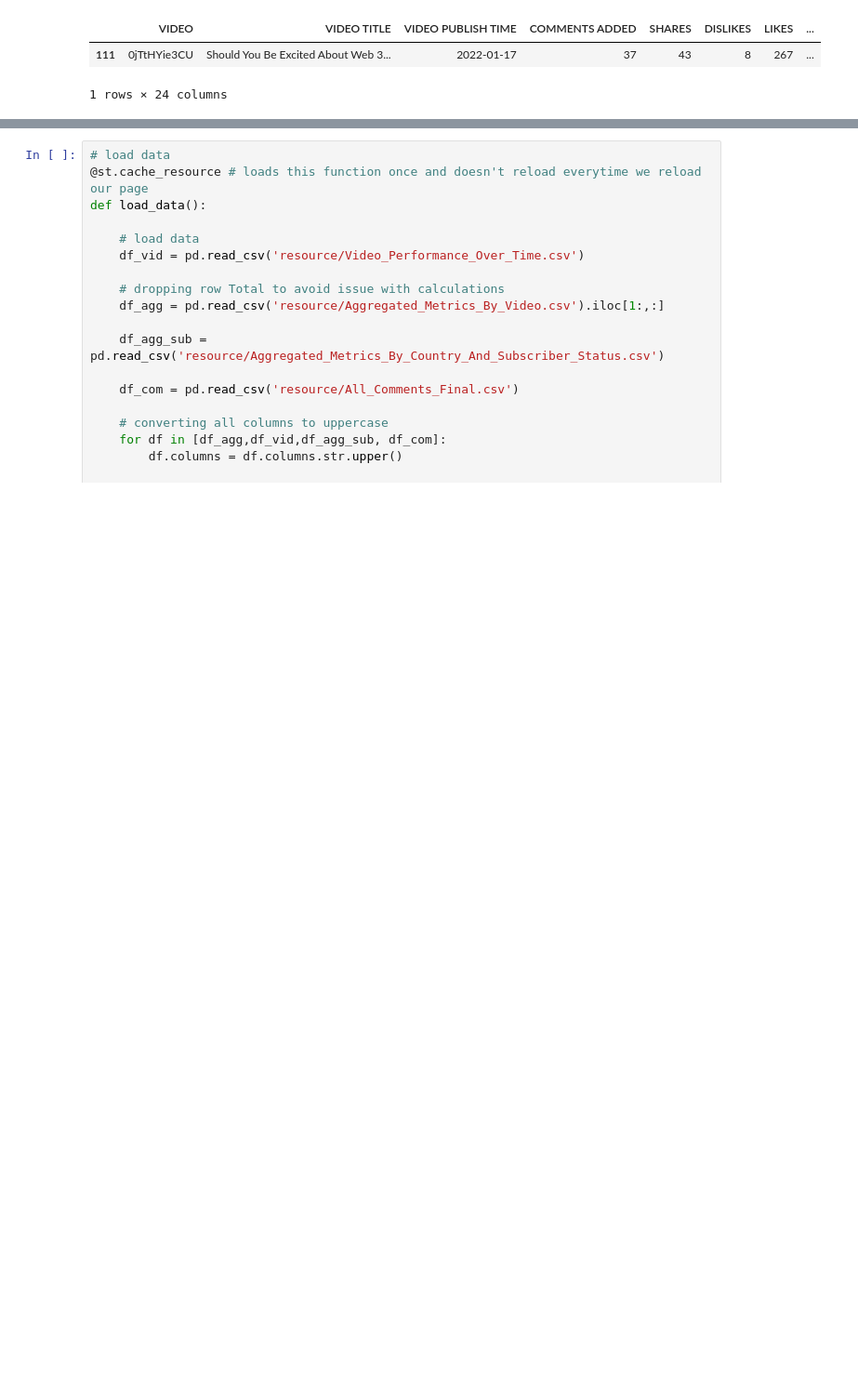
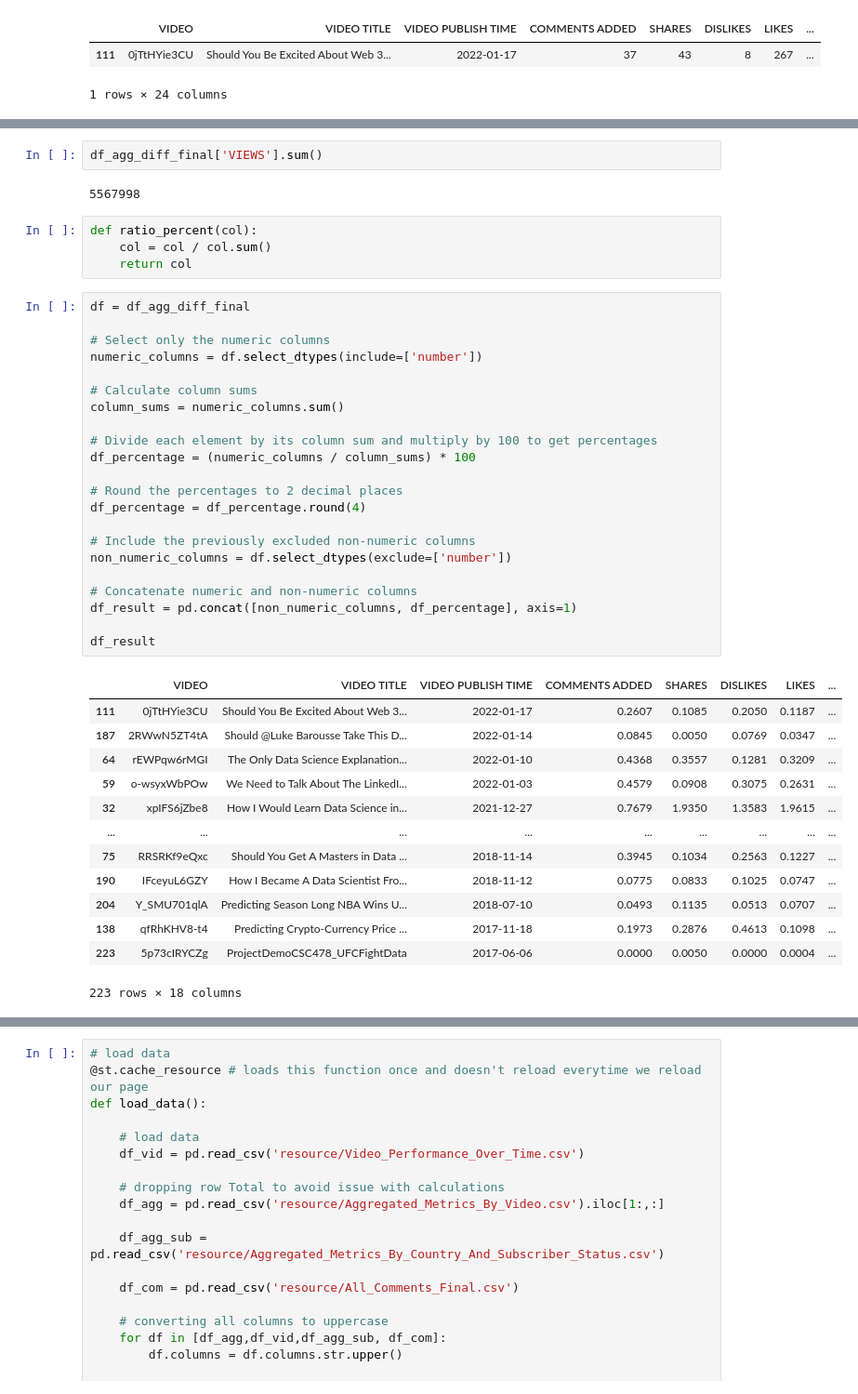
Before and after one commit to andazi/goal-data-science, a Jupyter notebook: deployed apps/project 2/youtube dashbord.ipynb, the cells around one changed output, grey strips where cells are left out. Shown at 93% size. Saved outputs shown, nothing was run; the diff lists cells and outputs as text; blank space fills up the shorter version.

```diff
--- a/deployed apps/project 2/youtube dashbord.ipynb
+++ b/deployed apps/project 2/youtube dashbord.ipynb
@@ -572,0 +622,44 @@ df_agg.head(1)
+# %%
+df_agg_diff_final['VIEWS'].sum()
+# %% [output]
+5567998
+# %%
+def ratio_percent(col):
+    col = col / col.sum()
+    return col
+# %%
+df = df_agg_diff_final
+
+# Select only the numeric columns
+numeric_columns = df.select_dtypes(include=['number'])
+
+# Calculate column sums
+column_sums = numeric_columns.sum()
+
+# Divide each element by its column sum and multiply by 100 to get percentages
+df_percentage = (numeric_columns / column_sums) * 100
+
+# Round the percentages to 2 decimal places
+df_percentage = df_percentage.round(4)
+
+# Include the previously excluded non-numeric columns
+non_numeric_columns = df.select_dtypes(exclude=['number'])
+
+# Concatenate numeric and non-numeric columns
+df_result = pd.concat([non_numeric_columns, df_percentage], axis=1)
+
+df_result
+# %% [output]
+|  | VIDEO | VIDEO TITLE | VIDEO PUBLISH TIME | COMMENTS ADDED | SHARES | DISLIKES | LIKES | ... |
+| 111 | 0jTtHYie3CU | Should You Be Excited About Web 3... | 2022-01-17 | 0.2607 | 0.1085 | 0.2050 | 0.1187 | ... |
+| 187 | 2RWwN5ZT4tA | Should @Luke Barousse Take This D... | 2022-01-14 | 0.0845 | 0.0050 | 0.0769 | 0.0347 | ... |
+| 64 | rEWPqw6rMGI | The Only Data Science Explanation... | 2022-01-10 | 0.4368 | 0.3557 | 0.1281 | 0.3209 | ... |
+| 59 | o-wsyxWbPOw | We Need to Talk About The LinkedI... | 2022-01-03 | 0.4579 | 0.0908 | 0.3075 | 0.2631 | ... |
+| 32 | xpIFS6jZbe8 | How I Would Learn Data Science in... | 2021-12-27 | 0.7679 | 1.9350 | 1.3583 | 1.9615 | ... |
+| ... | ... | ... | ... | ... | ... | ... | ... | ... |
+| 75 | RRSRKf9eQxc | Should You Get A Masters in Data ... | 2018-11-14 | 0.3945 | 0.1034 | 0.2563 | 0.1227 | ... |
+| 190 | IFceyuL6GZY | How I Became A Data Scientist Fro... | 2018-11-12 | 0.0775 | 0.0833 | 0.1025 | 0.0747 | ... |
+| 204 | Y_SMU701qlA | Predicting Season Long NBA Wins U... | 2018-07-10 | 0.0493 | 0.1135 | 0.0513 | 0.0707 | ... |
+| 138 | qfRhKHV8-t4 | Predicting Crypto-Currency Price ... | 2017-11-18 | 0.1973 | 0.2876 | 0.4613 | 0.1098 | ... |
+| 223 | 5p73cIRYCZg | ProjectDemoCSC478_UFCFightData | 2017-06-06 | 0.0000 | 0.0050 | 0.0000 | 0.0004 | ... |
+223 rows × 18 columns
```
Also changed, not shown: parts of 7 cells of this notebook, 1 other file.
